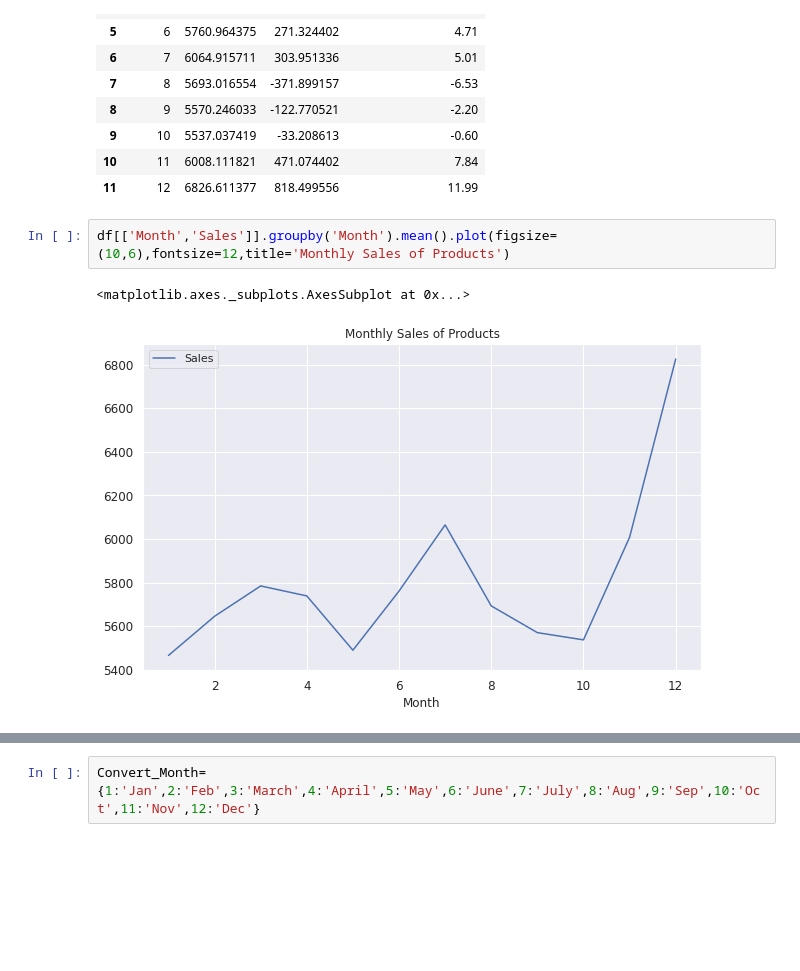
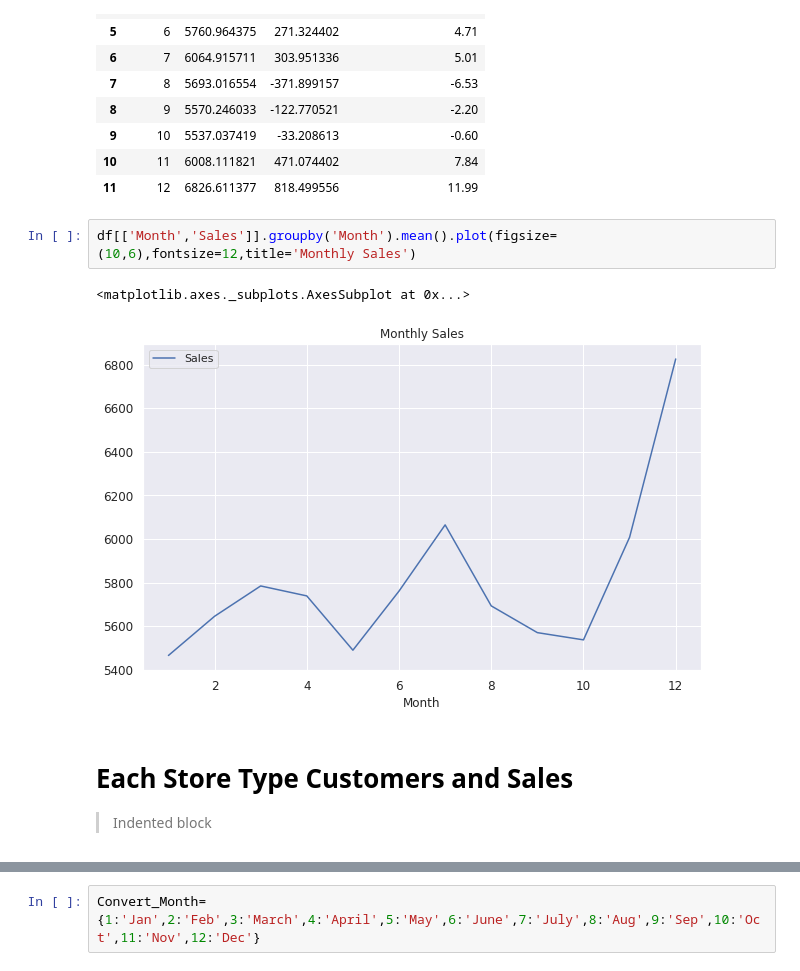
Before and after one commit to SaniyaBubere/ML_Regression_Retails_Sales_Prediction, a Jupyter notebook: ML_Regression_Retails_sales_Prediction.ipynb, the cells around one changed output, grey strips where cells are left out. Drawn from its saved outputs; the diff is of its cells as text; blank space fills up the shorter version.

```diff
--- a/ML_Regression_Retails_sales_Prediction.ipynb
+++ b/ML_Regression_Retails_sales_Prediction.ipynb
@@ -880,7 +884,11 @@ monthly
 | 10 | 11 | 6008.111821 | 471.074402 | 7.84 |
 | 11 | 12 | 6826.611377 | 818.499556 | 11.99 |
 # %%
-df[['Month','Sales']].groupby('Month').mean().plot(figsize=(10,6),fontsize=12,title='Monthly Sales of Products')
+df[['Month','Sales']].groupby('Month').mean().plot(figsize=(10,6),fontsize=12,title='Monthly Sales')
 # %% [output]
 <matplotlib.axes._subplots.AxesSubplot at 0x...>
-[figure, old version]
+[figure, new version]
+# %% [markdown]
+# **Each Store Type Customers and Sales**
+
+> Indented block
```
Also changed, not shown: parts of 33 cells of this notebook.
